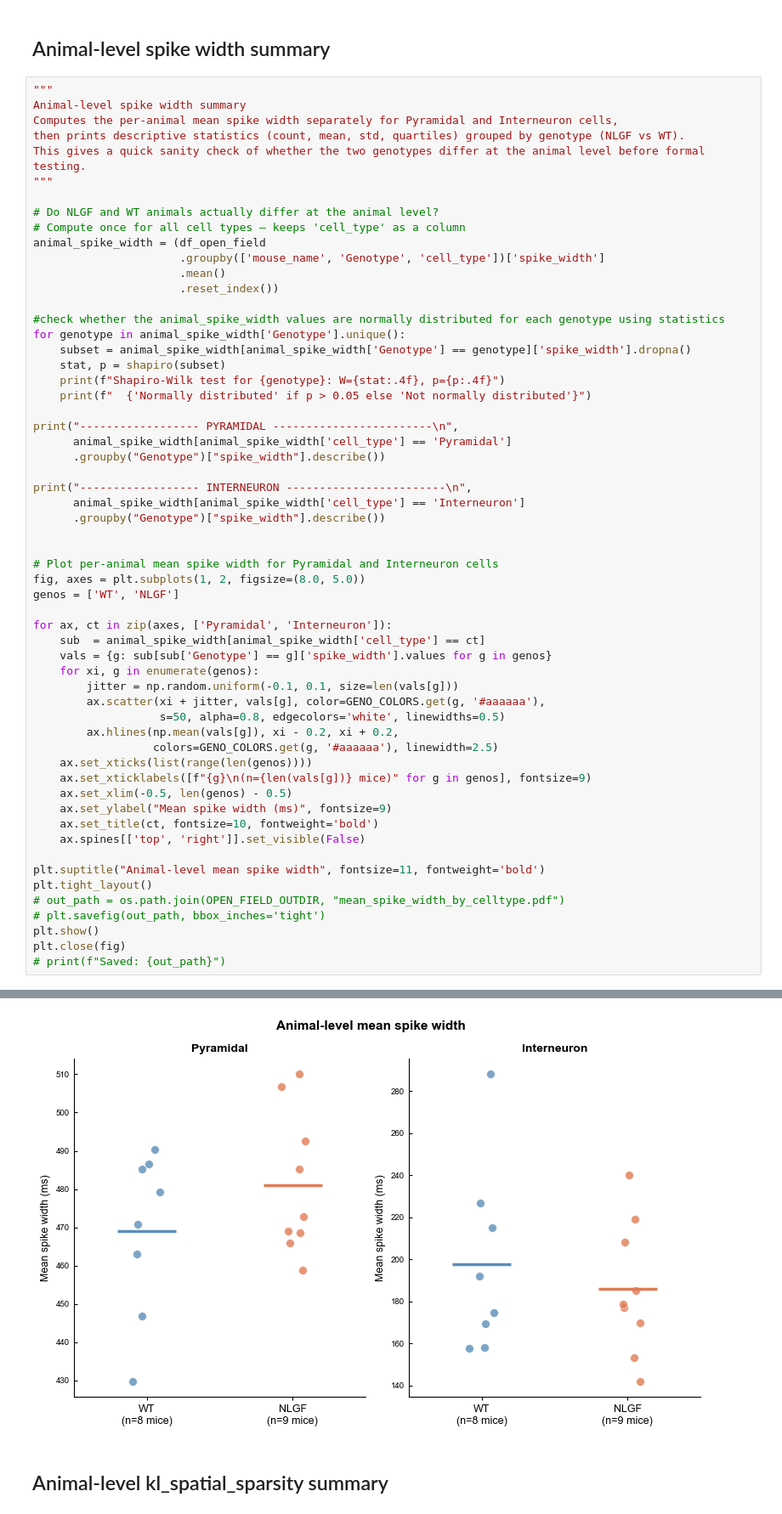
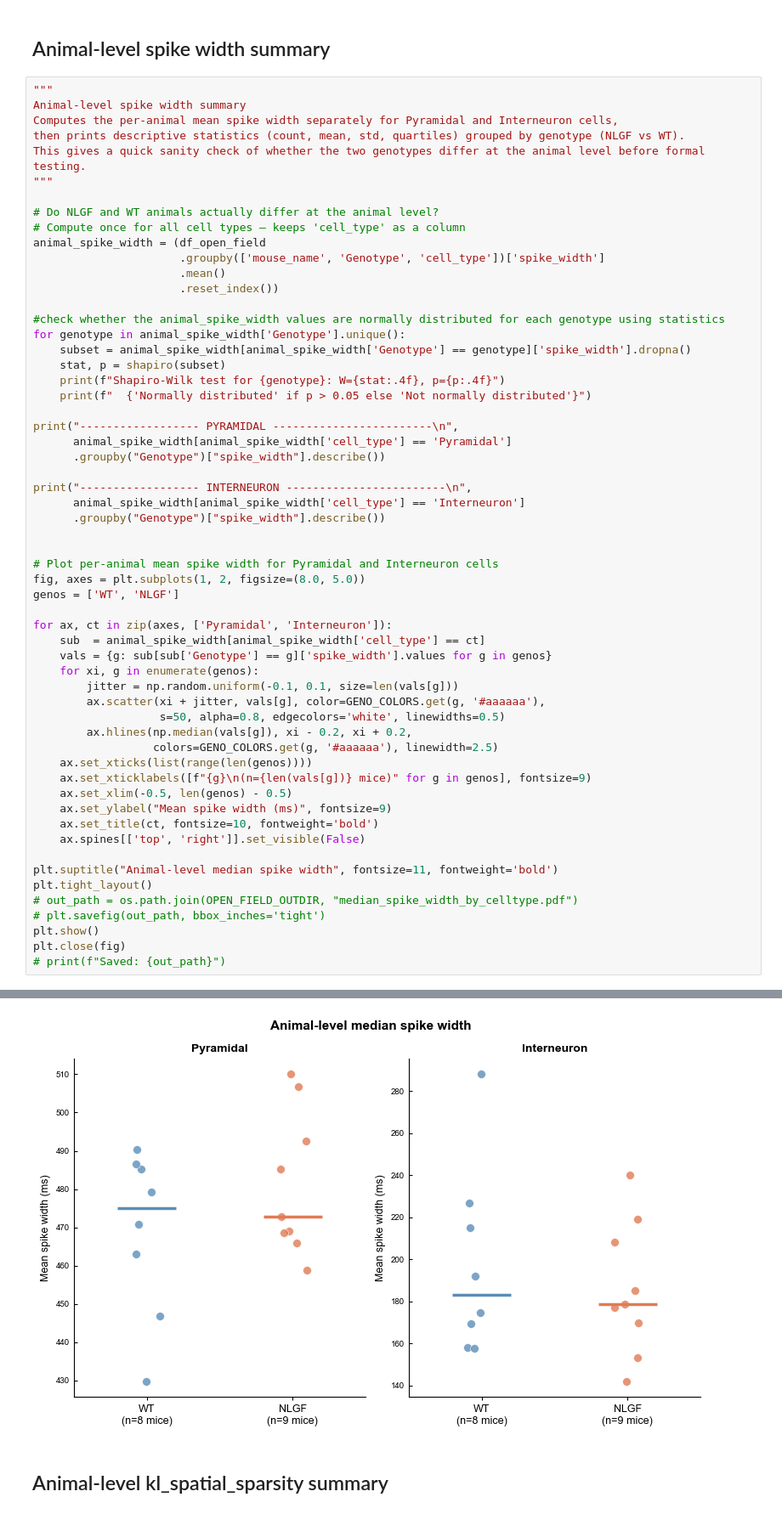
Before and after one commit to lkatsouri/NLGF_ephys_AXONA_data, a Jupyter notebook: ephys_openField_analysis.ipynb, the cells around one changed output, grey strips where cells are left out. Shown at 85% size. Cells and saved outputs as stored; diff of their text form.

```diff
--- a/ephys_openField_analysis.ipynb
+++ b/ephys_openField_analysis.ipynb
@@ -2220,41 +2417,41 @@ for ax, ct in zip(axes, ['Pyramidal', 'Interneuron']):
         jitter = np.random.uniform(-0.1, 0.1, size=len(vals[g]))
         ax.scatter(xi + jitter, vals[g], color=GENO_COLORS.get(g, '#aaaaaa'),
                    s=50, alpha=0.8, edgecolors='white', linewidths=0.5)
-        ax.hlines(np.mean(vals[g]), xi - 0.2, xi + 0.2,
+        ax.hlines(np.median(vals[g]), xi - 0.2, xi + 0.2,
                   colors=GENO_COLORS.get(g, '#aaaaaa'), linewidth=2.5)
     ax.set_xticks(list(range(len(genos))))
     ax.set_xticklabels([f"{g}\n(n={len(vals[g])} mice)" for g in genos], fontsize=9)
     ax.set_xlim(-0.5, len(genos) - 0.5)
     ax.set_ylabel("Mean spike width (ms)", fontsize=9)
     ax.set_title(ct, fontsize=10, fontweight='bold')
     ax.spines[['top', 'right']].set_visible(False)
 
-plt.suptitle("Animal-level mean spike width", fontsize=11, fontweight='bold')
+plt.suptitle("Animal-level median spike width", fontsize=11, fontweight='bold')
 plt.tight_layout()
-# out_path = os.path.join(OPEN_FIELD_OUTDIR, "mean_spike_width_by_celltype.pdf")
+# out_path = os.path.join(OPEN_FIELD_OUTDIR, "median_spike_width_by_celltype.pdf")
 # plt.savefig(out_path, bbox_inches='tight')
 plt.show()
 plt.close(fig)
 # print(f"Saved: {out_path}")
 # %% [output]
 Shapiro-Wilk test for NLGF: W=0.7732, p=0.0007
   Not normally distributed
 Shapiro-Wilk test for WT: W=0.7905, p=0.0020
   Not normally distributed
 ------------------ PYRAMIDAL ------------------------
            count        mean        std        min         25%        50%  \
 Genotype
 NLGF        9.0  481.025898  18.509625  458.75000  468.518519  472.80000
 WT          8.0  468.974118  21.386935  429.74359  458.980769  474.95769
 
                  75%        max
 Genotype
 ... (8 lines left out)
                 75%    max
 Genotype
 NLGF      208.00000  240.0
 WT        217.98913  288.0
-[figure, old version]
+[figure, new version]
 # %% [markdown]
 ## Animal-level kl_spatial_sparsity summary
 # %%
```
Also changed, not shown: parts of 10 cells of this notebook, 1 other file.
